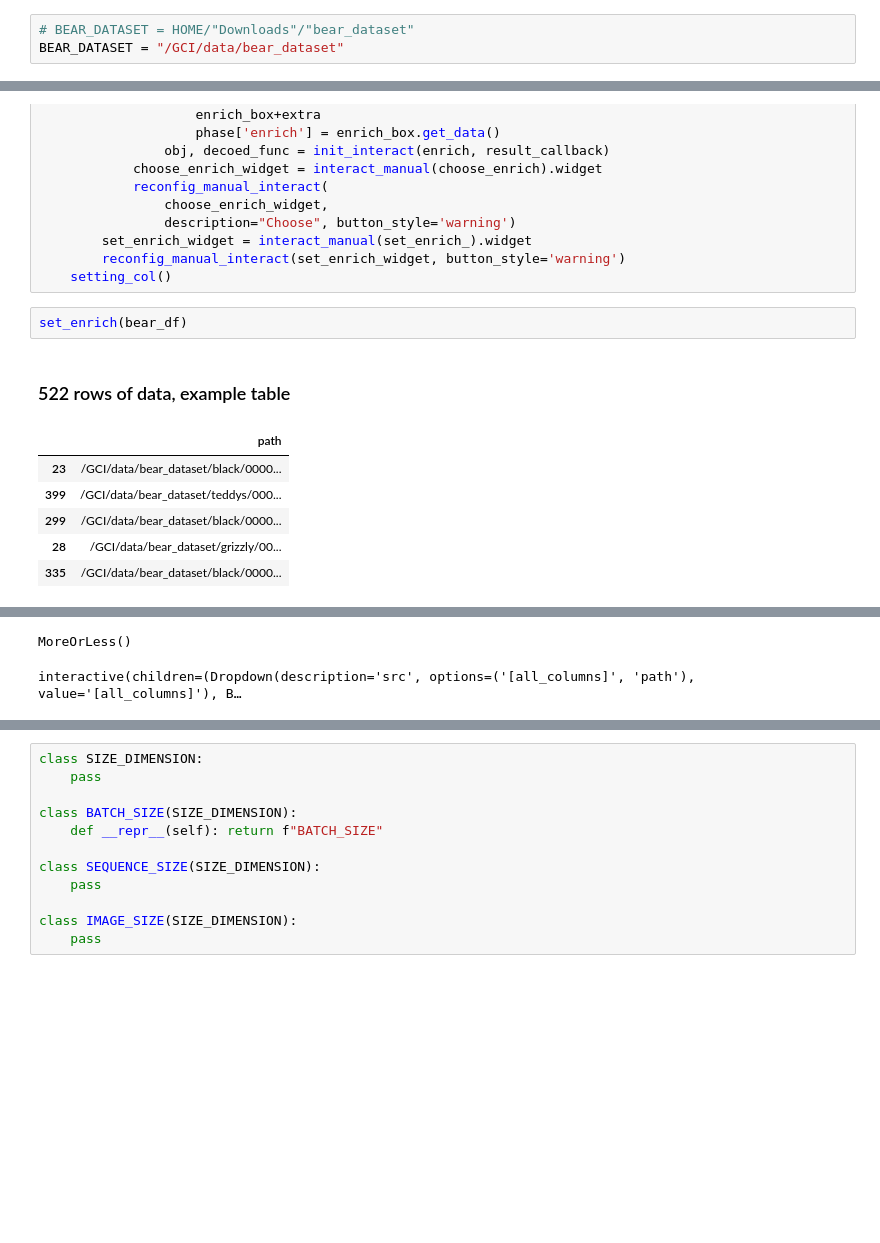
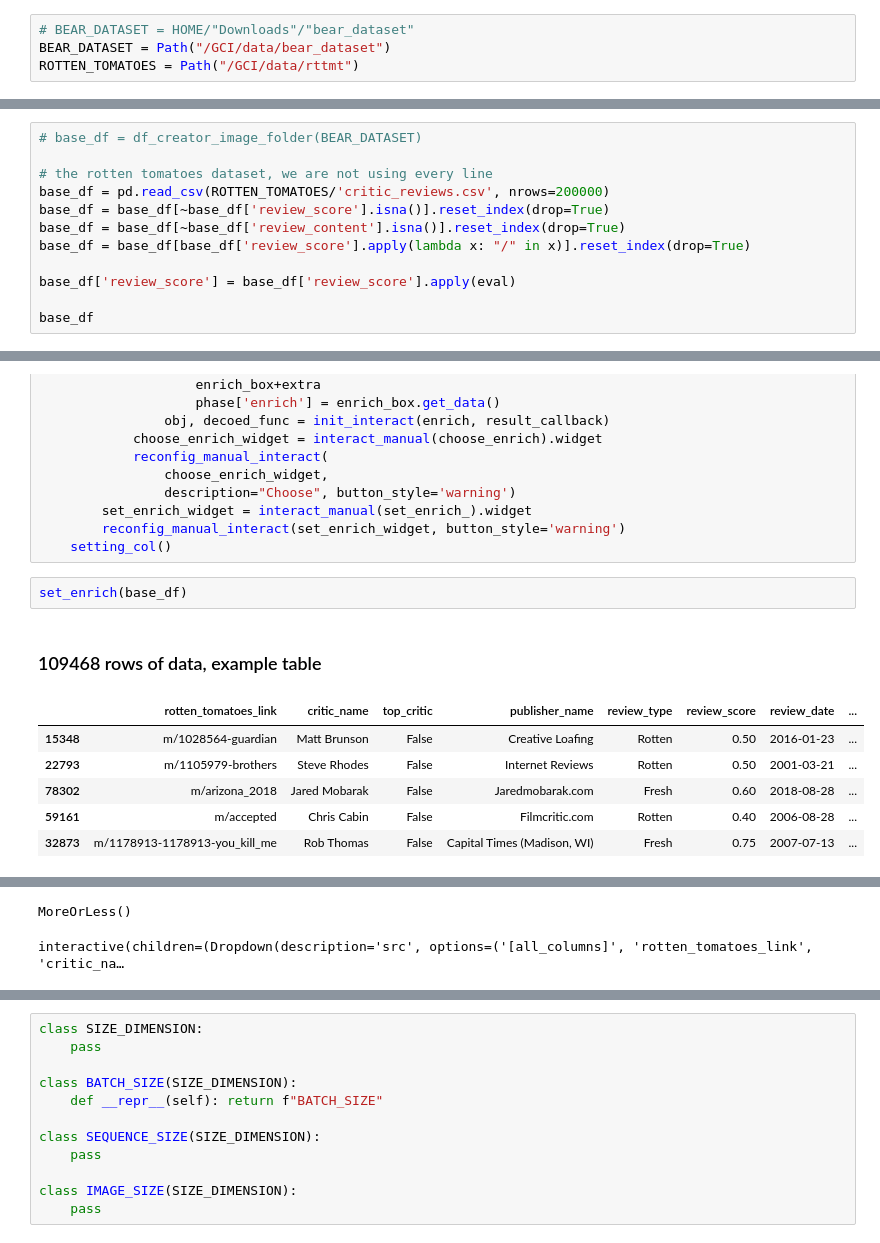
Before and after one commit to tcengine/tai-chi, a Jupyter notebook: nbs/one_and_only_core.ipynb, the cells around one changed output, grey strips where cells are left out. Cells and saved outputs as stored; diff of their text form; blank space fills up the shorter version.

```diff
--- a/nbs/one_and_only_core.ipynb
+++ b/nbs/one_and_only_core.ipynb
@@ -96,6 +104,7 @@ Let's skip data download here, it's download, we're not going to reinvent brilli
 # %%
 # BEAR_DATASET = HOME/"Downloads"/"bear_dataset"
-BEAR_DATASET = "/GCI/data/bear_dataset"
+BEAR_DATASET = Path("/GCI/data/bear_dataset")
+ROTTEN_TOMATOES = Path("/GCI/data/rttmt")
 # %% [markdown]
 ### Step 1 Everything starts with dataframe
 
@@ -631,0 +663,12 @@ bear_df
+# %%
+# base_df = df_creator_image_folder(BEAR_DATASET)
+
+# the rotten tomatoes dataset, we are not using every line
+base_df = pd.read_csv(ROTTEN_TOMATOES/'critic_reviews.csv', nrows=200000)
+base_df = base_df[~base_df['review_score'].isna()].reset_index(drop=True)
+base_df = base_df[~base_df['review_content'].isna()].reset_index(drop=True)
+base_df = base_df[base_df['review_score'].apply(lambda x: "/" in x)].reset_index(drop=True)
+
+base_df['review_score'] = base_df['review_score'].apply(eval)
+
+base_df
@@ -668,18 +727,18 @@ def set_enrich(df):
         reconfig_manual_interact(set_enrich_widget, button_style='warning')
     setting_col()
 # %%
-set_enrich(bear_df)
+set_enrich(base_df)
 # %% [output]
-522 rows of data, example table
+109468 rows of data, example table
-|  | path |
-| 23 | /GCI/data/bear_dataset/black/0000... |
-| 399 | /GCI/data/bear_dataset/teddys/000... |
-| 299 | /GCI/data/bear_dataset/black/0000... |
-| 28 | /GCI/data/bear_dataset/grizzly/00... |
-| 335 | /GCI/data/bear_dataset/black/0000... |
+|  | rotten_tomatoes_link | critic_name | top_critic | publisher_name | review_type | review_score | review_date | ... |
+| 15348 | m/1028564-guardian | Matt Brunson | False | Creative Loafing | Rotten | 0.50 | 2016-01-23 | ... |
+| 22793 | m/1105979-brothers | Steve Rhodes | False | Internet Reviews | Rotten | 0.50 | 2001-03-21 | ... |
+| 78302 | m/arizona_2018 | Jared Mobarak | False | Jaredmobarak.com | Fresh | 0.60 | 2018-08-28 | ... |
+| 59161 | m/accepted | Chris Cabin | False | Filmcritic.com | Rotten | 0.40 | 2006-08-28 | ... |
+| 32873 | m/1178913-1178913-you_kill_me | Rob Thomas | False | Capital Times (Madison, WI) | Fresh | 0.75 | 2007-07-13 | ... |
 [interactive output not drawn]
 MoreOrLess()
-interactive(children=(Dropdown(description='src', options=('[all_columns]', 'path'), value='[all_columns]'), B…
+interactive(children=(Dropdown(description='src', options=('[all_columns]', 'rotten_tomatoes_link', 'critic_na…
 # %%
 phase
 # %% [output]
```
Also changed, not shown: parts of 91 cells of this notebook.
